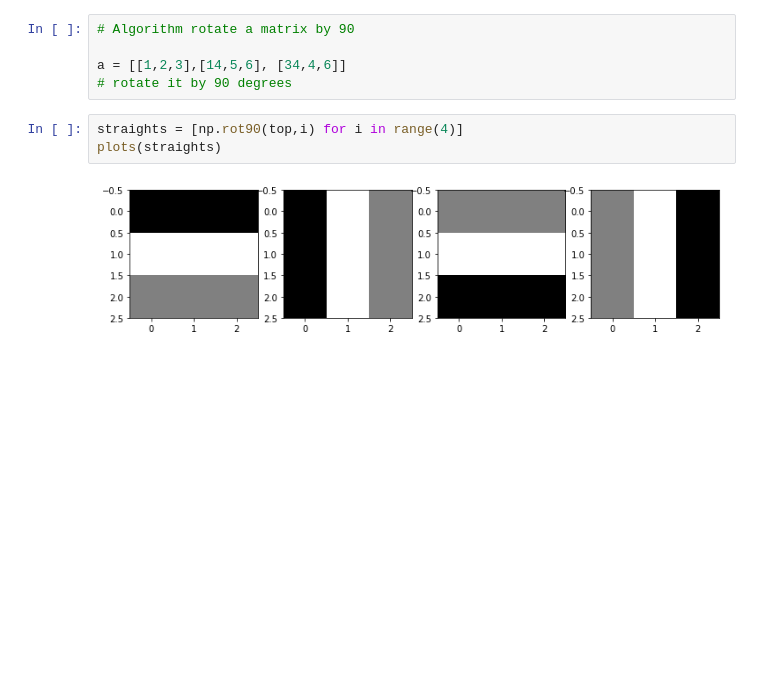
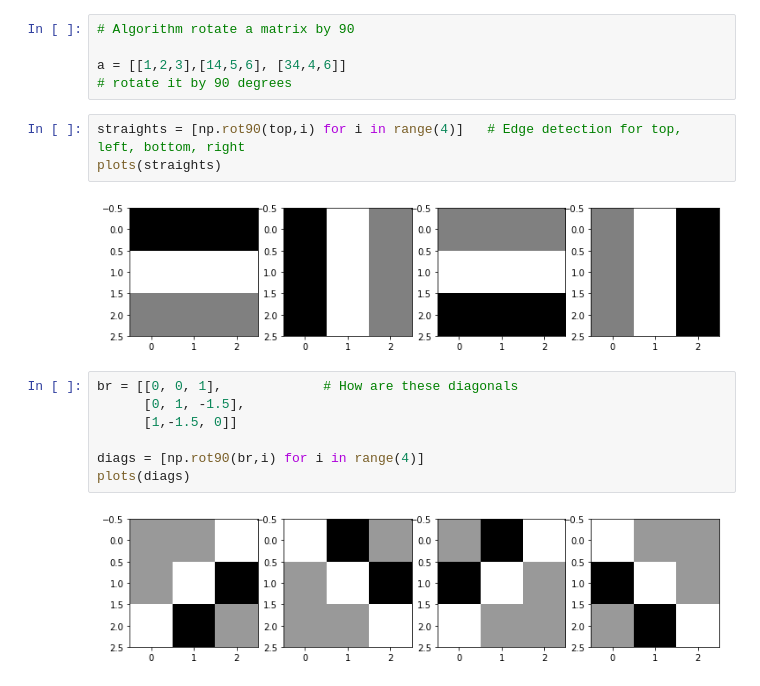
Before and after one commit to AbhimanyuAryan/LinearAlgebra, a Jupyter notebook: intro_cnn.ipynb, the cells around one changed output. Cells and saved outputs as stored; diff of their text form; blank space fills up the shorter version.

```diff
--- a/intro_cnn.ipynb
+++ b/intro_cnn.ipynb
@@ -184,7 +184,16 @@ True
 a = [[1,2,3],[14,5,6], [34,4,6]]
 # rotate it by 90 degrees
 # %%
-straights = [np.rot90(top,i) for i in range(4)]
+straights = [np.rot90(top,i) for i in range(4)]   # Edge detection for top, left, bottom, right
 plots(straights)
 # %% [output]
 [figure]
+# %%
+br = [[0, 0, 1],             # How are these diagonals
+      [0, 1, -1.5],
+      [1,-1.5, 0]]
+
+diags = [np.rot90(br,i) for i in range(4)]
+plots(diags)
+# %% [output]
+[figure, added]
```
Also changed, not shown: parts of 3 cells of this notebook.
